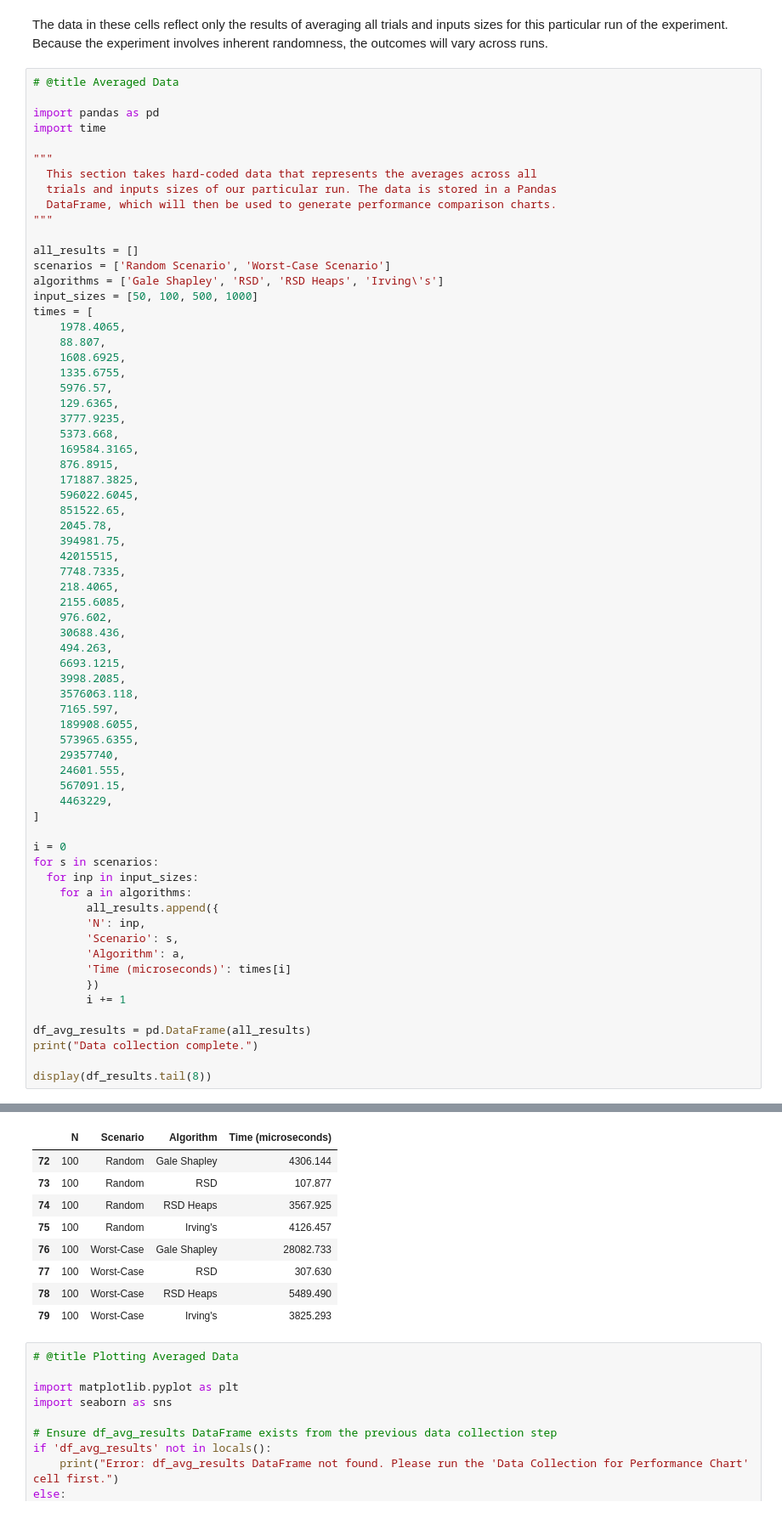
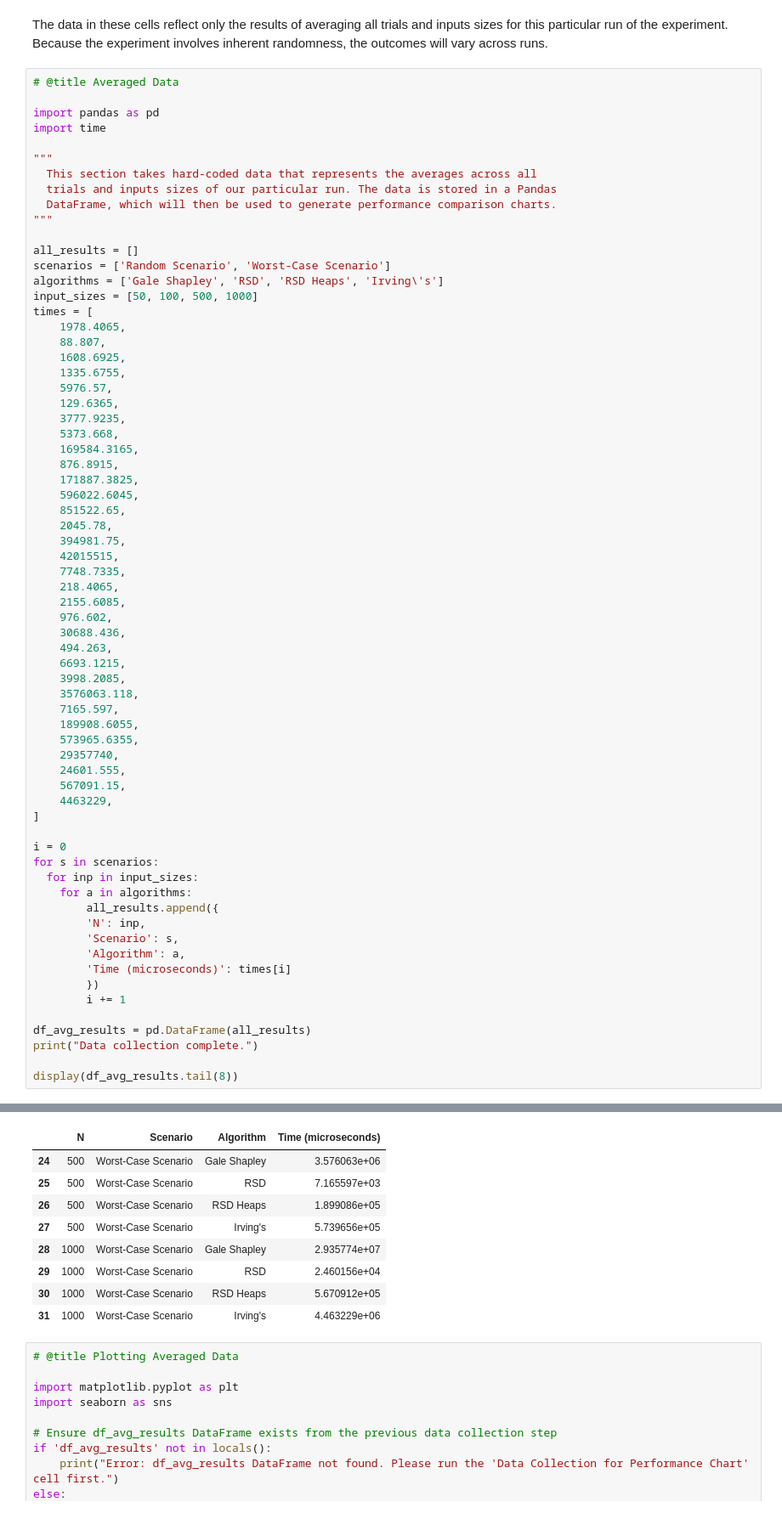
Before and after one commit to esraarm/StableMarriage_Exploration, a Jupyter notebook: Stable_Marriage.ipynb, the cells around one changed output, grey strips where cells are left out. Shown: that part at 85% size. Cells and saved outputs as stored; diff of their text form.

Commit message:
Update "Averaged Data" to print the correct results

```diff
--- a/Stable_Marriage.ipynb
+++ b/Stable_Marriage.ipynb
@@ -1056,42 +1056,42 @@ times = [
     6693.1215,
     3998.2085,
     3576063.118,
     7165.597,
     189908.6055,
     573965.6355,
     29357740,
     24601.555,
     567091.15,
     4463229,
 ]
 
 i = 0
 for s in scenarios:
   for inp in input_sizes:
     for a in algorithms:
         all_results.append({
         'N': inp,
         'Scenario': s,
         'Algorithm': a,
         'Time (microseconds)': times[i]
         })
         i += 1
 
 df_avg_results = pd.DataFrame(all_results)
 print("Data collection complete.")
 
-display(df_results.tail(8))
+display(df_avg_results.tail(8))
 # %% [output]
 Data collection complete.
 |  | N | Scenario | Algorithm | Time (microseconds) |
-| 72 | 100 | Random | Gale Shapley | 4306.144 |
-| 73 | 100 | Random | RSD | 107.877 |
-| 74 | 100 | Random | RSD Heaps | 3567.925 |
-| 75 | 100 | Random | Irving's | 4126.457 |
-| 76 | 100 | Worst-Case | Gale Shapley | 28082.733 |
-| 77 | 100 | Worst-Case | RSD | 307.630 |
-| 78 | 100 | Worst-Case | RSD Heaps | 5489.490 |
-| 79 | 100 | Worst-Case | Irving's | 3825.293 |
+| 24 | 500 | Worst-Case Scenario | Gale Shapley | 3.576063e+06 |
+| 25 | 500 | Worst-Case Scenario | RSD | 7.165597e+03 |
+| 26 | 500 | Worst-Case Scenario | RSD Heaps | 1.899086e+05 |
+| 27 | 500 | Worst-Case Scenario | Irving's | 5.739656e+05 |
+| 28 | 1000 | Worst-Case Scenario | Gale Shapley | 2.935774e+07 |
+| 29 | 1000 | Worst-Case Scenario | RSD | 2.460156e+04 |
+| 30 | 1000 | Worst-Case Scenario | RSD Heaps | 5.670912e+05 |
+| 31 | 1000 | Worst-Case Scenario | Irving's | 4.463229e+06 |
 # %%
 # @title Plotting Averaged Data
 
```
